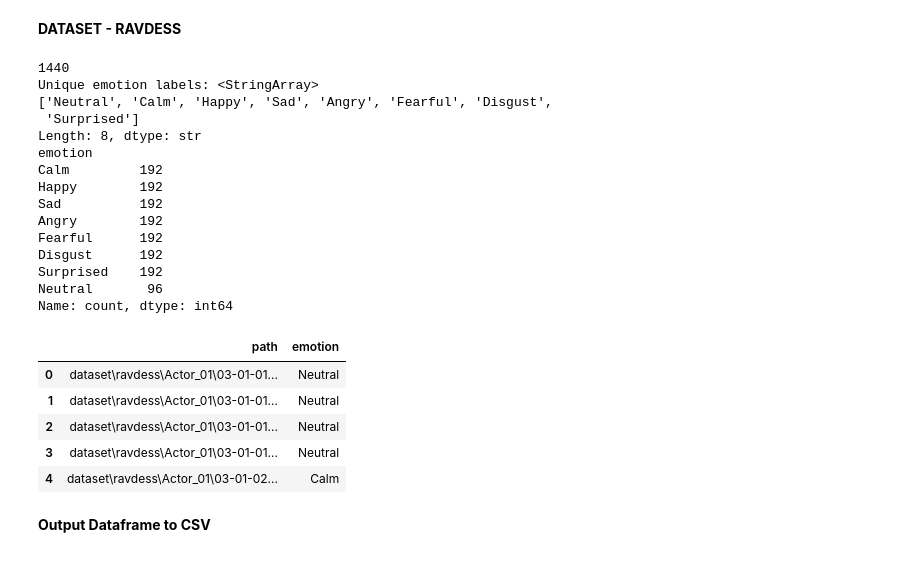
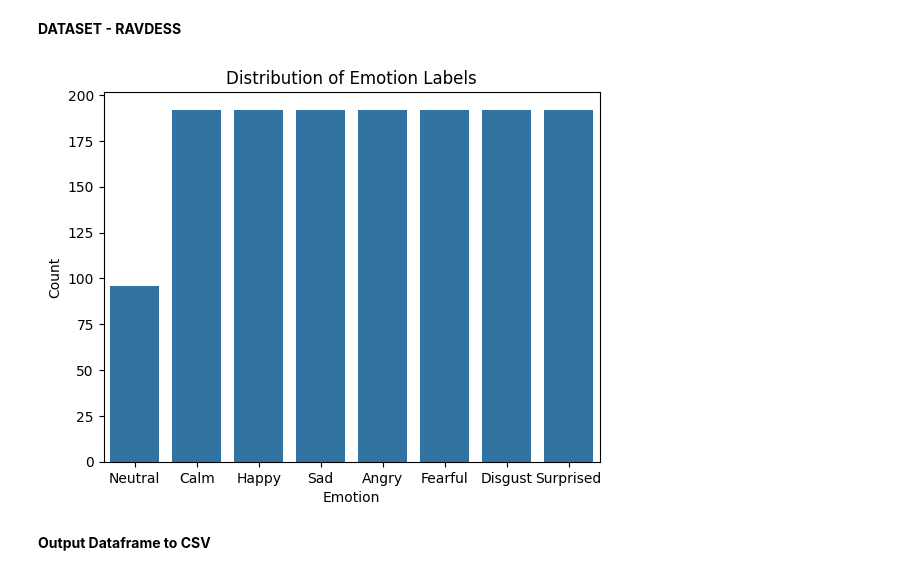
Before and after one commit to AzureDream1811/speech-emotion-recognition-ravdess, a Jupyter notebook: 1_Preparedataset.ipynb, the cells around one changed output. Cells and saved outputs as stored; diff of their text form; code cells hidden in the pictures.

```diff
--- a/1_Preparedataset.ipynb
+++ b/1_Preparedataset.ipynb
@@ -11,57 +14,37 @@ from sklearn.model_selection import train_test_split
 # %%
 Ravdess = "dataset\\ravdess\\"
 
 data = []
 
 emotion_map = {
     1: "Neutral",
     2: "Calm",
     3: "Happy",
     4: "Sad",
     5: "Angry",
     6: "Fearful",
     7: "Disgust",
     8: "Surprised",
 }
 
 for dir in os.listdir(Ravdess):
     for file in os.listdir(os.path.join(Ravdess, dir)):
         filename, _ = os.path.splitext(file)
         parts = filename.split("-")
         emotion_code = int(parts[2])
         emotion = emotion_map.get(emotion_code, "Unknown")
         path = os.path.join(Ravdess, dir, file)
         data.append([path, emotion])
 
 Ravdess_df = pd.DataFrame(data, columns=["path", "emotion"])
 
-print(Ravdess_df.shape[0])
-unique_labels = Ravdess_df["emotion"].unique()
-print("Unique emotion labels:", unique_labels)
-print(Ravdess_df["emotion"].value_counts())
-Ravdess_df.head()
+sns.countplot(x=Ravdess_df["emotion"])
+plt.title("Distribution of Emotion Labels")
+plt.xlabel("Emotion")
+plt.ylabel("Count")
+plt.show()
 # %% [output]
-1440
-Unique emotion labels: <StringArray>
-['Neutral', 'Calm', 'Happy', 'Sad', 'Angry', 'Fearful', 'Disgust',
- 'Surprised']
-Length: 8, dtype: str
-emotion
-Calm         192
-Happy        192
-Sad          192
-Angry        192
-Fearful      192
-Disgust      192
-Surprised    192
-Neutral       96
-Name: count, dtype: int64
-|  | path | emotion |
-| 0 | dataset\ravdess\Actor_01\03-01-01... | Neutral |
-| 1 | dataset\ravdess\Actor_01\03-01-01... | Neutral |
-| 2 | dataset\ravdess\Actor_01\03-01-01... | Neutral |
-| 3 | dataset\ravdess\Actor_01\03-01-01... | Neutral |
-| 4 | dataset\ravdess\Actor_01\03-01-02... | Calm |
+[figure, added]
 # %% [markdown]
 **Output Dataframe to CSV**
 # %%
```
Also changed, not shown: parts of 6 cells of this notebook, 10 other files.
